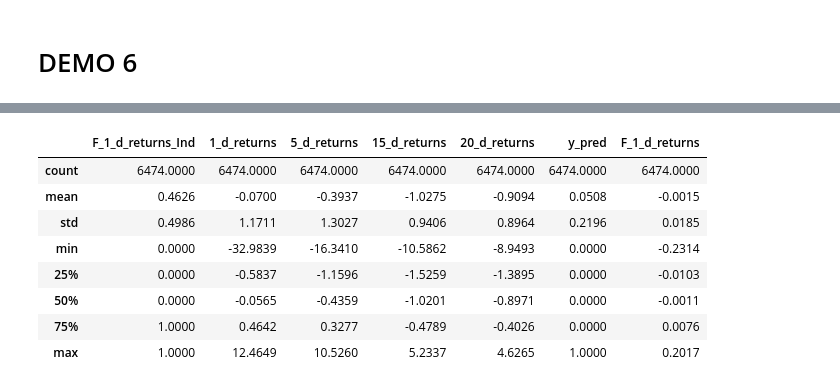
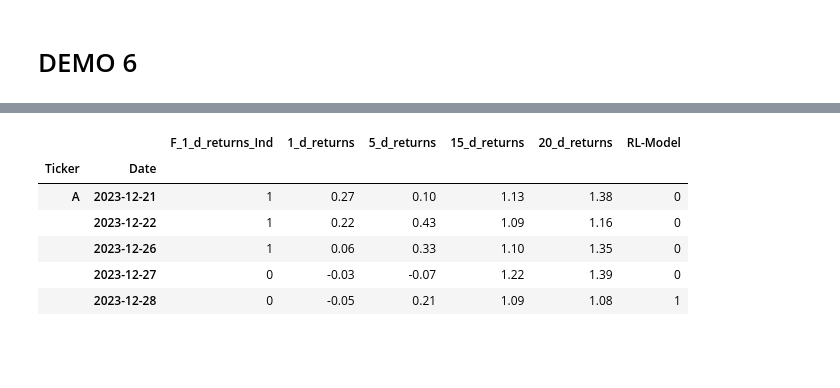
Before and after one commit to udacity/building-a-workflow-for-aI, a Jupyter notebook: l5-reinforcement-learning/Lesson5.ipynb, the cells around one changed output, grey strips where cells are left out. Saved outputs shown, nothing was run; the diff lists cells and outputs as text; code cells hidden in the pictures; blank space fills up the shorter version.

```diff
--- a/l5-reinforcement-learning/Lesson5.ipynb
+++ b/l5-reinforcement-learning/Lesson5.ipynb
@@ -1225,14 +1032,12 @@ y_test_and_pred = pd.merge(y_test_and_pred, total_returns, left_index=True, righ
-# %%
-y_train_and_pred.describe()
-# %% [output]
-|  | F_1_d_returns_Ind | 1_d_returns | 5_d_returns | 15_d_returns | 20_d_returns | y_pred | F_1_d_returns |
-| count | 6474.0000 | 6474.0000 | 6474.0000 | 6474.0000 | 6474.0000 | 6474.0000 | 6474.0000 |
-| mean | 0.4626 | -0.0700 | -0.3937 | -1.0275 | -0.9094 | 0.0508 | -0.0015 |
-| std | 0.4986 | 1.1711 | 1.3027 | 0.9406 | 0.8964 | 0.2196 | 0.0185 |
-| min | 0.0000 | -32.9839 | -16.3410 | -10.5862 | -8.9493 | 0.0000 | -0.2314 |
-| 25% | 0.0000 | -0.5837 | -1.1596 | -1.5259 | -1.3895 | 0.0000 | -0.0103 |
-| 50% | 0.0000 | -0.0565 | -0.4359 | -1.0201 | -0.8971 | 0.0000 | -0.0011 |
-| 75% | 1.0000 | 0.4642 | 0.3277 | -0.4789 | -0.4026 | 0.0000 | 0.0076 |
-| max | 1.0000 | 12.4649 | 10.5260 | 5.2337 | 4.6265 | 1.0000 | 0.2017 |
 # %%
 model_name = 'RL-Model'
+# %%
+y_test_and_pred.head()
+# %% [output]
+|  |  | F_1_d_returns_Ind | 1_d_returns | 5_d_returns | 15_d_returns | 20_d_returns | RL-Model |
+| Ticker | Date |  |  |  |  |  |  |
+| A | 2023-12-21 | 1 | 0.27 | 0.10 | 1.13 | 1.38 | 0 |
+|  | 2023-12-22 | 1 | 0.22 | 0.43 | 1.09 | 1.16 | 0 |
+|  | 2023-12-26 | 1 | 0.06 | 0.33 | 1.10 | 1.35 | 0 |
+|  | 2023-12-27 | 0 | -0.03 | -0.07 | 1.22 | 1.39 | 0 |
+|  | 2023-12-28 | 0 | -0.05 | 0.21 | 1.09 | 1.08 | 1 |
```
Also changed, not shown: parts of 39 cells of this notebook, 13 other files.
